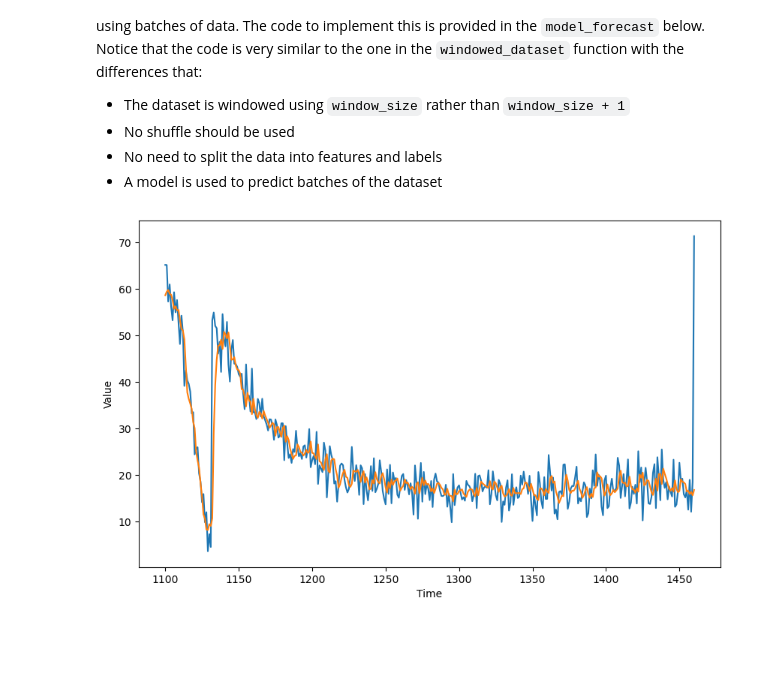
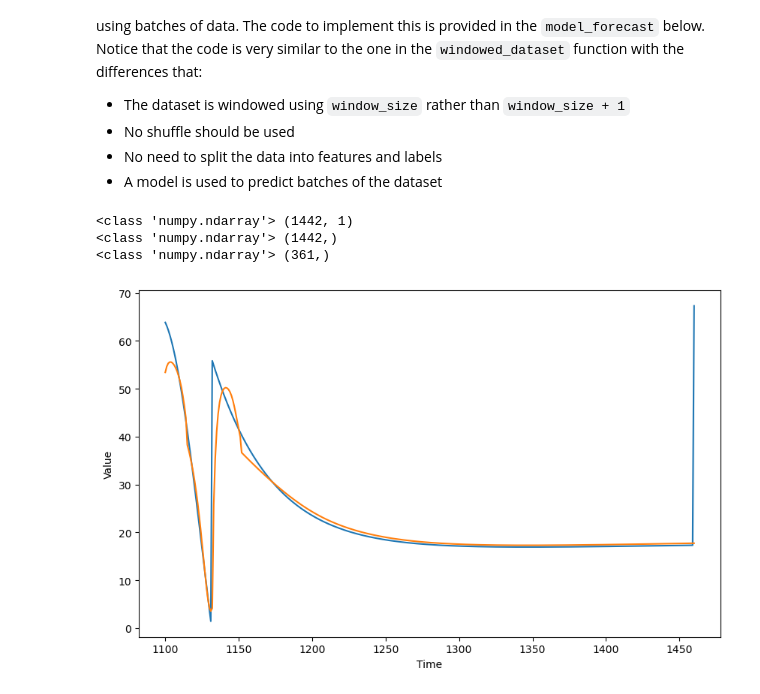
Before and after one commit to thomasgmudd/TensorFlow, a Jupyter notebook: sequences/sequences with bidirectional LSTM and LR optimization.ipynb, the cells around one changed output. Saved outputs shown, nothing was run; the diff lists cells and outputs as text; code cells hidden in the pictures; blank space fills up the shorter version.

```diff
--- a/sequences/sequences with bidirectional LSTM and LR optimization.ipynb
+++ b/sequences/sequences with bidirectional LSTM and LR optimization.ipynb
@@ -230,23 +220,17 @@ Hint:
 def create_model():
 
     tf.random.set_seed(51)
-
     model = create_uncompiled_model()
-
-    ### START CODE HERE
-
     model.compile(loss=tf.keras.losses.Huber(),
-                  optimizer=tf.keras.optimizers.SGD(learning_rate=2e-5,momentum=.9),
+                  optimizer=tf.keras.optimizers.SGD(learning_rate=5e-6,momentum=.9),
                   metrics=["mae"])
 
-    ### END CODE HERE
-
     return model
 # %%
 # Save an instance of the model
 model = create_model()
 
 # Train it
-history = model.fit(dataset, epochs=50)
+history = model.fit(dataset, epochs=50, verbose=0)
 # %% [output]
 Epoch 1/50
@@ -298,16 +280,23 @@ def model_forecast(model, series, window_size):
     return forecast
 # %%
 # Compute the forecast for all the series
-rnn_forecast = model_forecast(model, G.SERIES, G.WINDOW_SIZE).squeeze()
+rnn_forecast = model_forecast(model, G.SERIES, G.WINDOW_SIZE)
+print (type(rnn_forecast),np.shape(rnn_forecast))
+rnn_forecast=rnn_forecast.squeeze()
+print (type(rnn_forecast),np.shape(rnn_forecast))
+
 
 # Slice the forecast to get only the predictions for the validation set
 rnn_forecast = rnn_forecast[G.SPLIT_TIME - G.WINDOW_SIZE:-1]
-
+print (type(rnn_forecast),np.shape(rnn_forecast))
 # Plot it
 plt.figure(figsize=(10, 6))
 
 plot_series(time_valid, series_valid)
 plot_series(time_valid, rnn_forecast)
 # %% [output]
+<class 'numpy.ndarray'> (1442, 1)
+<class 'numpy.ndarray'> (1442,)
+<class 'numpy.ndarray'> (361,)
-[figure, old version]
+[figure, new version]
 # %% [markdown]
```
Also changed, not shown: parts of 13 cells of this notebook, 10 other files.
